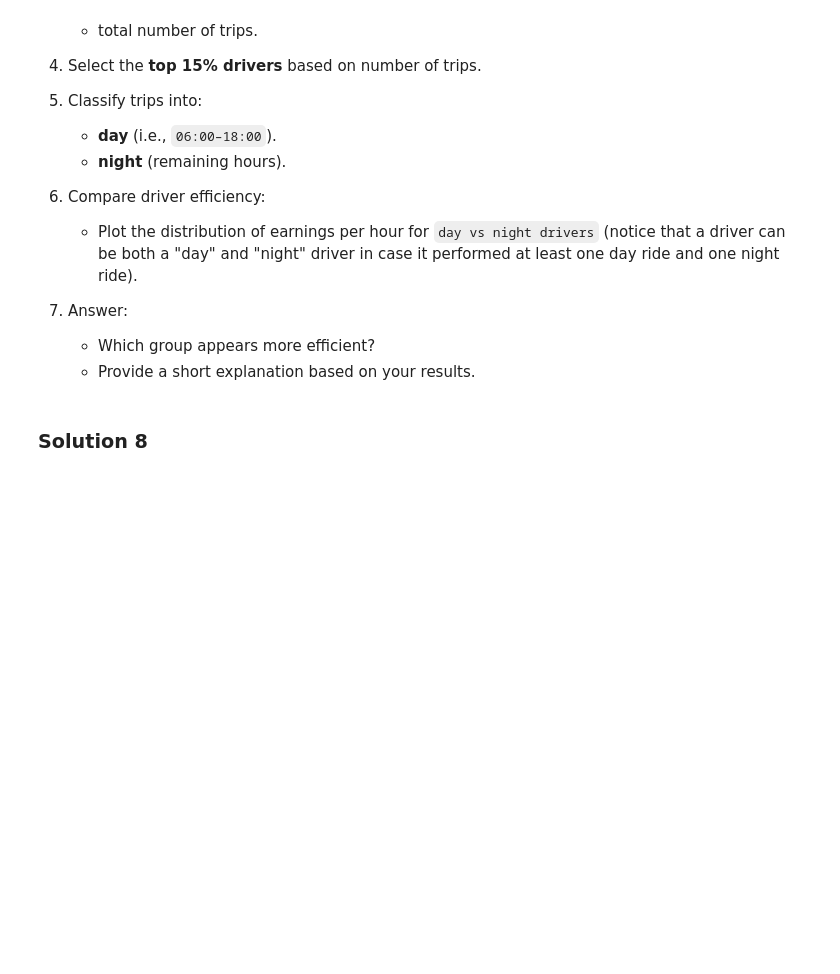
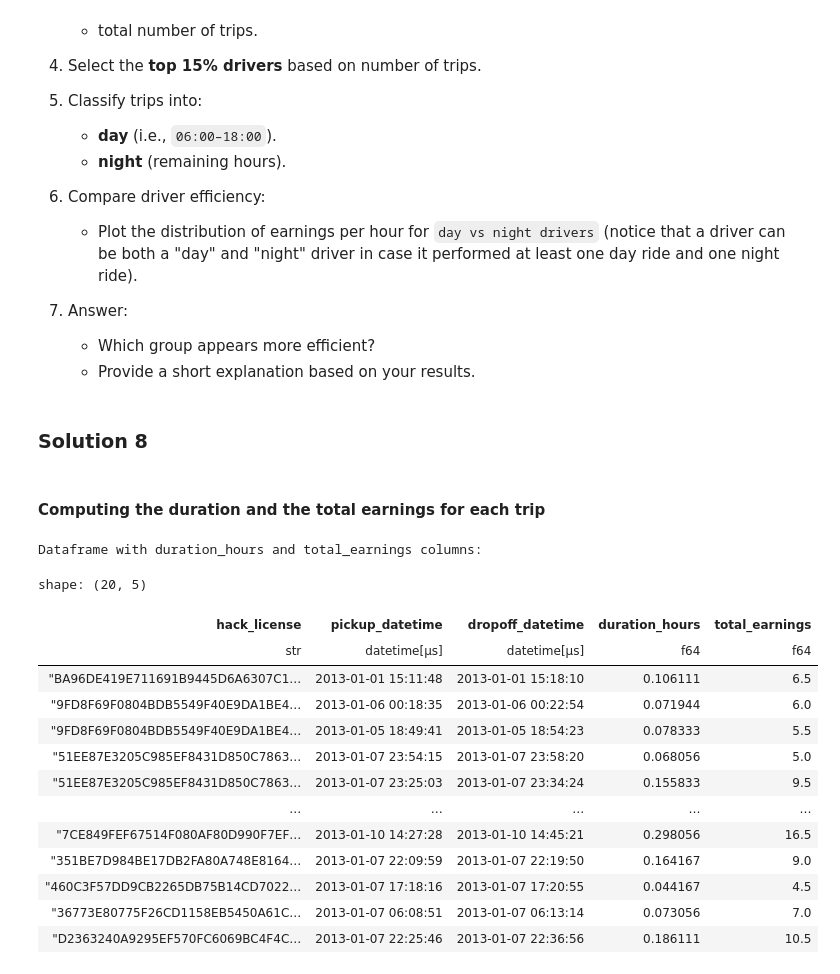
Before and after one commit to alegue4/VisualAnalytics_Assignment3, a Jupyter notebook: GuerrisiAlessandro_Assignment3.ipynb, the cells around one changed output. Saved outputs shown, nothing was run; the diff lists cells and outputs as text; code cells hidden in the pictures; blank space fills up the shorter version.

```diff
--- a/GuerrisiAlessandro_Assignment3.ipynb
+++ b/GuerrisiAlessandro_Assignment3.ipynb
@@ -1300,3 +1302,37 @@ Analyze driver performance using earnings efficiency:
    - Provide a short explanation based on your results.
 # %% [markdown]
 ### Solution 8
+# %% [markdown]
+#### Computing the duration and the total earnings for each trip
+# %%
+# Adding duration_hours, which is the trip duration in hours computed as the difference between
+# dropoff_datetime and pickup_datetime (converted to seconds and then to hours),
+# and total_earnings, which is the sum of fare_amount and tip_amount for each trip.
+df = df.with_columns([
+    (
+        (pl.col("dropoff_datetime") - pl.col("pickup_datetime"))
+        .dt.total_seconds() / 3600.0
+    ).alias("duration_hours"),
+
+    (pl.col("fare_amount") + pl.col("tip_amount"))
+        .alias("total_earnings"),
+])
+
+print("Dataframe with duration_hours and total_earnings columns:")
+display(df.select(["hack_license", "pickup_datetime", "dropoff_datetime", "duration_hours", "total_earnings"]).head(20))
+# %% [output]
+Dataframe with duration_hours and total_earnings columns:
+shape: (20, 5)
+| hack_license | pickup_datetime | dropoff_datetime | duration_hours | total_earnings |
+| str | datetime[μs] | datetime[μs] | f64 | f64 |
+| "BA96DE419E711691B9445D6A6307C1… | 2013-01-01 15:11:48 | 2013-01-01 15:18:10 | 0.106111 | 6.5 |
+| "9FD8F69F0804BDB5549F40E9DA1BE4… | 2013-01-06 00:18:35 | 2013-01-06 00:22:54 | 0.071944 | 6.0 |
+| "9FD8F69F0804BDB5549F40E9DA1BE4… | 2013-01-05 18:49:41 | 2013-01-05 18:54:23 | 0.078333 | 5.5 |
+| "51EE87E3205C985EF8431D850C7863… | 2013-01-07 23:54:15 | 2013-01-07 23:58:20 | 0.068056 | 5.0 |
+| "51EE87E3205C985EF8431D850C7863… | 2013-01-07 23:25:03 | 2013-01-07 23:34:24 | 0.155833 | 9.5 |
+| … | … | … | … | … |
+| "7CE849FEF67514F080AF80D990F7EF… | 2013-01-10 14:27:28 | 2013-01-10 14:45:21 | 0.298056 | 16.5 |
+| "351BE7D984BE17DB2FA80A748E8164… | 2013-01-07 22:09:59 | 2013-01-07 22:19:50 | 0.164167 | 9.0 |
+| "460C3F57DD9CB2265DB75B14CD7022… | 2013-01-07 17:18:16 | 2013-01-07 17:20:55 | 0.044167 | 4.5 |
+| "36773E80775F26CD1158EB5450A61C… | 2013-01-07 06:08:51 | 2013-01-07 06:13:14 | 0.073056 | 7.0 |
+| "D2363240A9295EF570FC6069BC4F4C… | 2013-01-07 22:25:46 | 2013-01-07 22:36:56 | 0.186111 | 10.5 |
```
Also changed, not shown: parts of 25 cells of this notebook.
